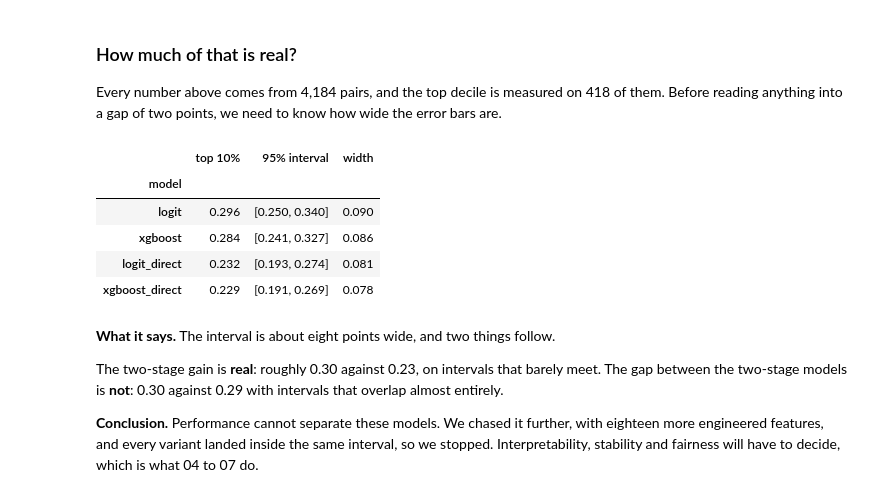
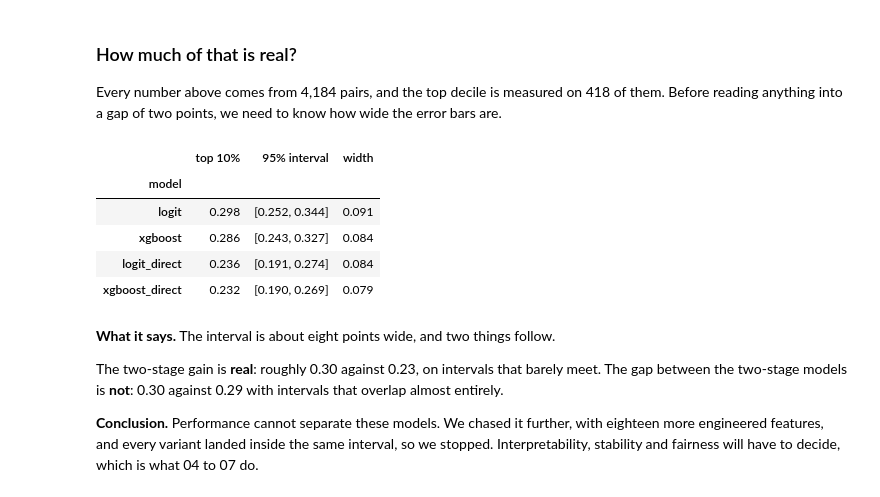
Before and after one commit to ithierda/isaf-group-rito-mitsouka, a Jupyter notebook: notebooks/03_models.ipynb, the cells around one changed output. Saved outputs shown, nothing was run; the diff lists cells and outputs as text; code cells hidden in the pictures.

```diff
--- a/notebooks/03_models.ipynb
+++ b/notebooks/03_models.ipynb
@@ -233,12 +233,14 @@ results
 | xgboost_direct | 0.589 | 0.212 | 0.568 | 0.635 |
 # %%
 # What the client would actually see: if the app shows the top 10% of pairs, how many are matches?
+# Same definition as 04 to 07: the pairs at or above the ninth decile of the score.
+def top_decile(frame, column, k=0.10):
+    return frame.match[frame[column] >= frame[column].quantile(1 - k)].mean()
+
 base = oof.match.mean()
-rows = []
-for name in ALL:
-    top = oof.nlargest(int(0.10 * len(oof)), name)
-    rows.append({"model": name, "match rate in the top 10%": round(top.match.mean(), 3),
-                 "lift over showing pairs at random": round(top.match.mean() / base, 2)})
+rows = [{"model": name, "match rate in the top 10%": round(top_decile(oof, name), 3),
+         "lift over showing pairs at random": round(top_decile(oof, name) / base, 2)}
+        for name in ALL]
 
 pd.DataFrame(rows).set_index("model")
 # %% [output]
@@ -262,26 +264,29 @@ decile.
 Every number above comes from 4,184 pairs, and the top decile is measured on 418 of them. Before
 reading anything into a gap of two points, we need to know how wide the error bars are.
 # %%
+# Resampled within waves, the same convention as 04, 05 and 06, so the bootstrap keeps the
+# design of the experiment.
 rng = np.random.default_rng(0)
+blocks = [g.index.to_numpy() for _, g in oof.groupby("wave")]
 
 rows = []
 for name in ALL:
     draws = []
     for _ in range(2000):
-        sample = oof.iloc[rng.integers(0, len(oof), len(oof))]
-        draws.append(sample.match[sample[name] >= sample[name].quantile(0.9)].mean())
+        sample = oof.loc[np.concatenate([rng.choice(b, len(b), True) for b in blocks])]
+        draws.append(top_decile(sample, name))
     low, high = np.percentile(draws, [2.5, 97.5])
-    rows.append({"model": name, "top 10%": round(np.mean(draws), 3),
+    rows.append({"model": name, "top 10%": round(top_decile(oof, name), 3),
                  "95% interval": f"[{low:.3f}, {high:.3f}]", "width": round(high - low, 3)})
 
 pd.DataFrame(rows).set_index("model")
 # %% [output]
 |  | top 10% | 95% interval | width |
 | model |  |  |  |
-| logit | 0.296 | [0.250, 0.340] | 0.090 |
-| xgboost | 0.284 | [0.241, 0.327] | 0.086 |
-| logit_direct | 0.232 | [0.193, 0.274] | 0.081 |
-| xgboost_direct | 0.229 | [0.191, 0.269] | 0.078 |
+| logit | 0.298 | [0.252, 0.344] | 0.091 |
+| xgboost | 0.286 | [0.243, 0.327] | 0.084 |
+| logit_direct | 0.236 | [0.191, 0.274] | 0.084 |
+| xgboost_direct | 0.232 | [0.190, 0.269] | 0.079 |
 # %% [markdown]
 **What it says.** The interval is about eight points wide, and two things follow.
 
```
Also changed, not shown: parts of 1 cell of this notebook, 19 other files.
